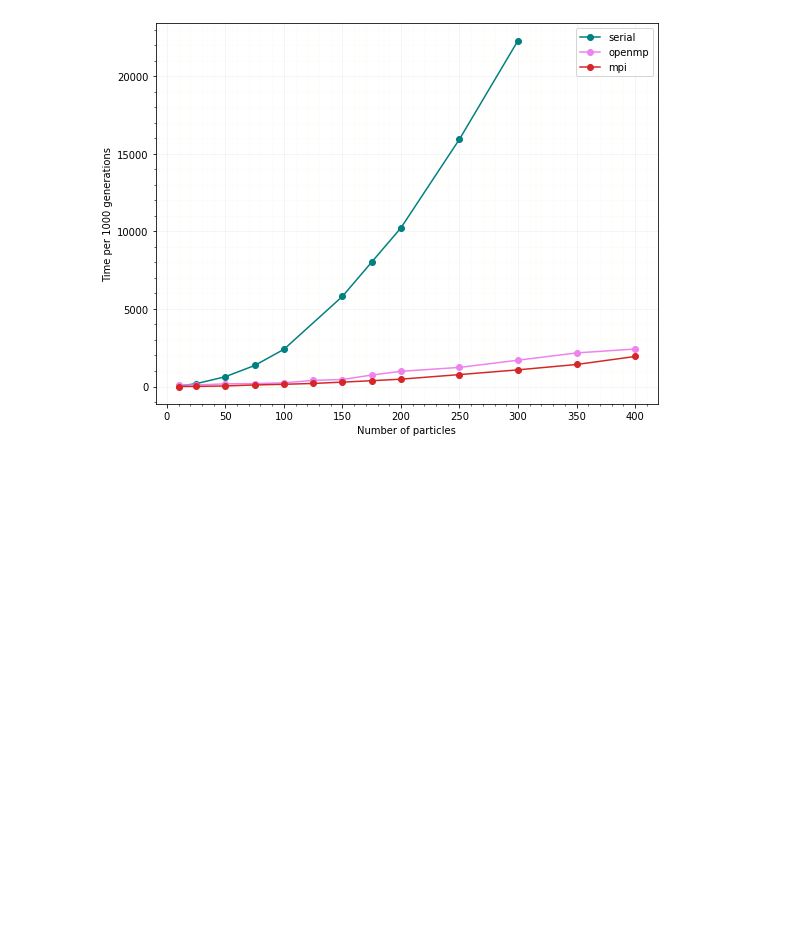
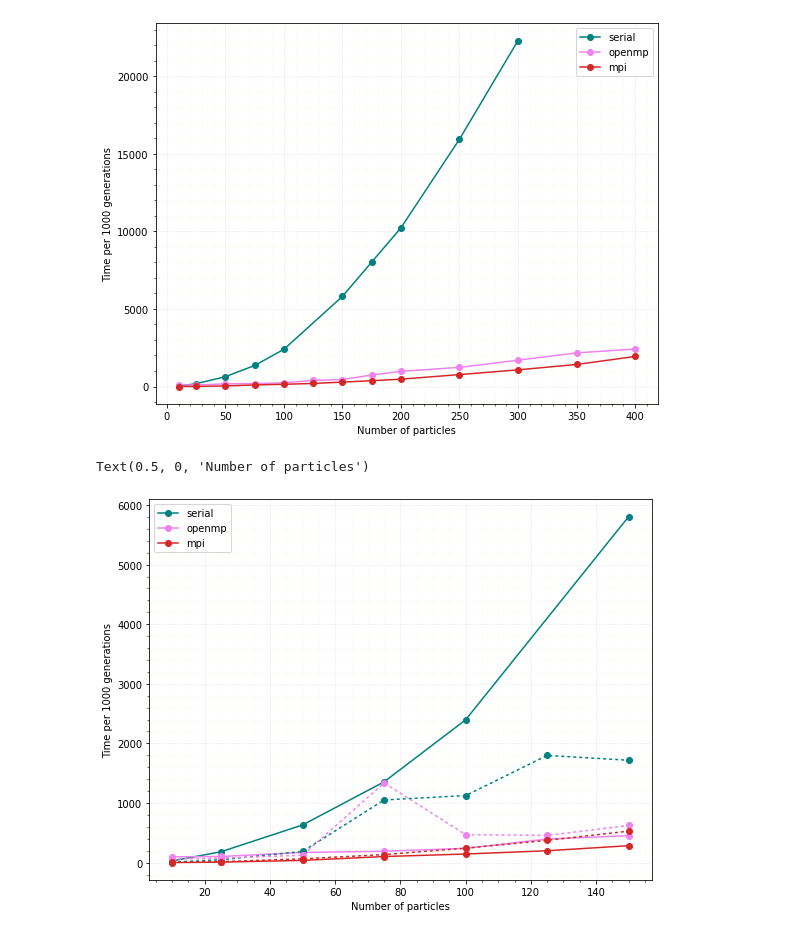
Before and after one commit to matthewdicks98/CSC-HPC-Project, a Jupyter notebook: particles.ipynb, the cells around one changed output. Cells and saved outputs as stored; diff of their text form; code cells hidden in the pictures; blank space fills up the shorter version.

Commit message:
laptop results

```diff
--- a/particles.ipynb
+++ b/particles.ipynb
@@ -13,6 +13,16 @@ mpi_particles[' elapsed/gen_count'] = mpi_particles[' elapsed/gen_count']*1000
 
 ser_particles = pd.read_csv("Results/serial/ser_particles.txt")
 ser_particles[' elapsed/gen_count'] = ser_particles[' elapsed/gen_count']*1000
+
+
+laptop_omp_particles = pd.read_csv("Results/laptop/omp_crossover/omp_crossover_particles.txt")
+laptop_omp_particles[' elapsed/gen_count'] = laptop_omp_particles[' elapsed/gen_count']*1000
+
+laptop_mpi_particles = pd.read_csv("Results/laptop/mpi/mpi_particles.txt")
+laptop_mpi_particles[' elapsed/gen_count'] = laptop_mpi_particles[' elapsed/gen_count']*1000
+
+laptop_ser_particles = pd.read_csv("Results/laptop/serial/ser_particles.txt")
+laptop_ser_particles[' elapsed/gen_count'] = laptop_ser_particles[' elapsed/gen_count']*1000
 # %%
 ser_particles
 # %% [output]
@@ -75,3 +122,21 @@ plt.xlabel('Number of particles')
 # %% [output]
 Text(0.5, 0, 'Number of particles')
 [figure]
+# %%
+plt.figure(figsize=(9,7))
+plt.grid(alpha=0.15)
+plt.minorticks_on()
+plt.grid(which='minor', color='beige', alpha=0.25)
+plt.plot(ser_particles[' num_particles'][:6], ser_particles[' elapsed/gen_count'][:6],marker='o', color="teal")
+plt.plot(omp_particles[' num_particles'][:7],omp_particles[' elapsed/gen_count'][:7],marker='o', color="violet")
+plt.plot(mpi_particles[' num_particles'][:7],mpi_particles[' elapsed/gen_count'][:7],marker='o', color="tab:red")
+
+plt.plot(laptop_ser_particles[' num_particles'], laptop_ser_particles[' elapsed/gen_count'],marker='o', color="teal",dashes=[2, 2])
+plt.plot(laptop_omp_particles[' num_particles'][:7],laptop_omp_particles[' elapsed/gen_count'][:7],marker='o', color="violet",dashes=[2, 2])
+plt.plot(laptop_mpi_particles[' num_particles'][:7],laptop_mpi_particles[' elapsed/gen_count'][:7],marker='o', color="tab:red",dashes=[2, 2])
+plt.legend(['serial','openmp','mpi'])
+plt.ylabel('Time per 1000 generations')
+plt.xlabel('Number of particles')
+# %% [output]
+Text(0.5, 0, 'Number of particles')
+[figure, added]
```
Also changed, not shown: parts of 3 cells of this notebook, 14 other files.
